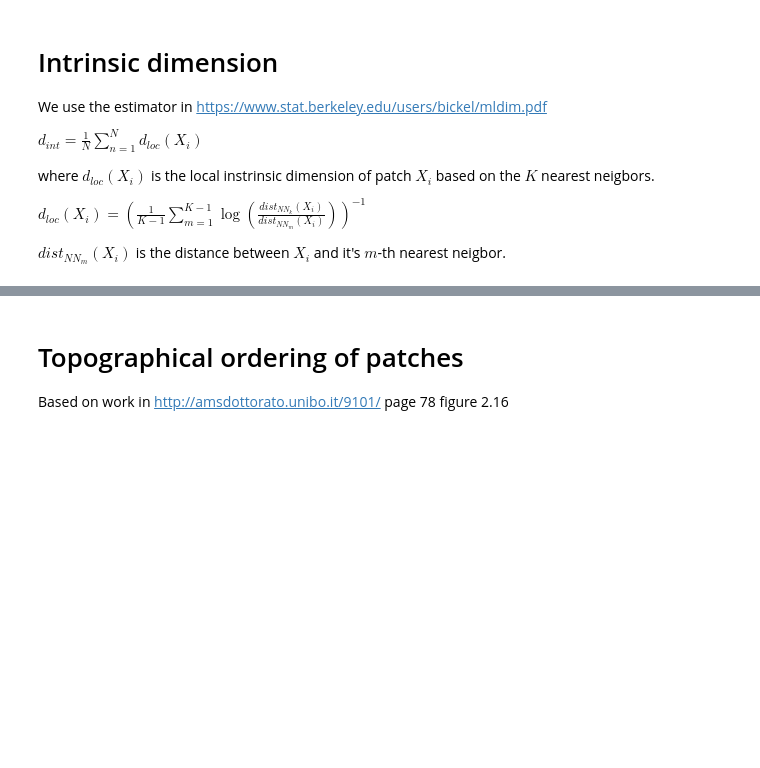
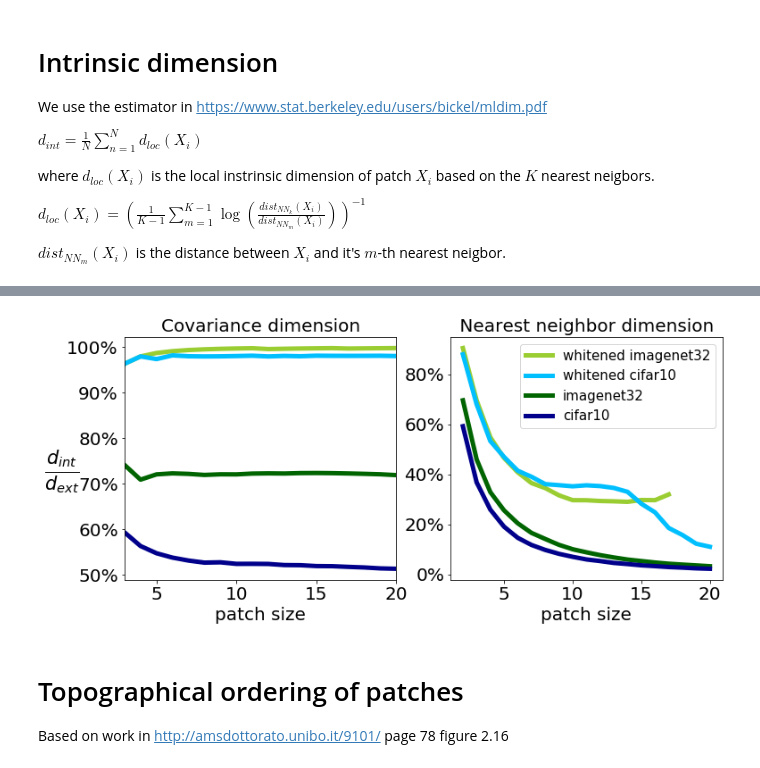
Before and after one commit to louity/patches, a Jupyter notebook: PatchesAnalysis.ipynb, the cells around one changed output, grey strips where cells are left out. Saved outputs shown, nothing was run; the diff lists cells and outputs as text; code cells hidden in the pictures; blank space fills up the shorter version.

```diff
--- a/PatchesAnalysis.ipynb
+++ b/PatchesAnalysis.ipynb
@@ -345,3 +364,77 @@ ax.legend(fontsize = 15)
+# %%
+fig, ax = plt.subplots(1,2, figsize=(12,5))
+# params
+max_id = 100
+raw_idx=0
+whitened_idx = 2
+linewidth = 5.
+thresh = 0.001
+colors = [ 'darkgreen', 'yellowgreen','darkblue', 'deepskyblue']
+patch_sizes = [2,3,4,5,6,7,8,9,10,11,12,13,14,15,16,17,18,19,20]
+whitening_regs = np.array([0.00001,0.0001,0.001,0.01,0.1,1.,10.])
+# computing intrinc dims
+cifar10_all_dims = np.array([ pa.cov_dimension(cifar10_eigvals[i], thresh) for i in range(len(patch_sizes))])
+imagenet32_all_dims = np.array([ pa.cov_dimension(imagenet32_eigvals[i], thresh) for i in range(len(patch_sizes))])
+
+#cifar10_all_dims_t_min = np.array([ pa.cov_dimension(cifar10_eigvals[i], 0.05) for i in range(len(patch_sizes))])
+#imagenet32_all_dims_t_min = np.array([ pa.cov_dimension(imagenet32_eigvals[i], 0.01) for i in range(len(patch_sizes))])
+
+#cifar10_all_dims_t_max = np.array([ pa.cov_dimension(cifar10_eigvals[i], 0.05) for i in range(len(patch_sizes))])
+#imagenet32_all_dims_t_max = np.array([ pa.cov_dimension(imagenet32_eigvals[i], 0.1) for i in range(len(patch_sizes))])
+
+
+# plot
+
+ax[0].plot(np.array(patch_sizes),imagenet32_all_dims[:,whitened_idx],linewidth = linewidth, color = colors[1],label = 'whitened ImageNet (32x32)',)
+ax[0].plot(np.array(patch_sizes),imagenet32_all_dims[:,raw_idx], linewidth = linewidth , color = colors[0], label = 'ImageNet (32x32)',)
+
+#ax[1].plot(np.array(patch_sizes),imagenet32_all_dims_t_min[:,whitened_idx],label = str(patch_sizes[i]), linewidth = linewidth, color = colors[1], linestyle='--' )
+#ax[1].plot(np.array(patch_sizes),imagenet32_all_dims_t_max[:,whitened_idx],label = str(patch_sizes[i]), linewidth = linewidth, color = colors[1], linestyle='-.')
+
+ax[0].plot(np.array(patch_sizes),cifar10_all_dims[:,whitened_idx], linewidth = linewidth, color = colors[3],label = 'whitened Cifar10',)
+ax[0].plot(np.array(patch_sizes),cifar10_all_dims[:,raw_idx],linewidth = linewidth , color = colors[2],label = 'Cifar10')
+
+format_ax(ax[0],xlabel='patch size', ylabel= '$\\frac{d_{int}}{d_{ext}}$', title = 'Covariance dimension', labelsize=20, x_ticks_format=None )
+#format_ax(ax[1],xlabel='patch size', ylabel= '', title = 'Whitened patches', labelsize=20, x_ticks_format=None)
+ax[0].set_xlim([3,20])
+#ax.set_ylim([0,1.])
+#ax[1].set_xlim([3,20])
+ax[0].yaxis.set_label_coords(-0.23, 0.42)
+ax[0].yaxis.set_label_coords(-0.23, 0.35)
+#ax.legend(bbox_to_anchor=(1.4, 1.),frameon=False)
+#ax[0].legend(fontsize = 15, bbox_to_anchor=(.10, .85))
+#fig, ax = plt.subplots(1,1, figsize=(6,5))
+# params
+max_id = 100
+raw_idx=0
+whitened_idx = 3
+linewidth = 5.
+thresh = 0.2
+K_max = 2000
+# plot
+#patch_sizes = []
+
+colors = [ 'darkgreen', 'yellowgreen','darkblue', 'deepskyblue']
+ext_dims = reg_imagnet32_int_dims_LS['patch_size']**2*3
+ax[1].plot(reg_imagnet32_int_dims_LS['patch_size'],reg_imagnet32_int_dims_LS['Idim']/ext_dims, label = 'whitened imagenet32', color = colors[1], linewidth = linewidth)
+
+ext_dims = reg_cifar10_int_dims_LS['patch_size']**2*3
+ax[1].plot(reg_cifar10_int_dims_LS['patch_size'],reg_cifar10_int_dims_LS['Idim']/ext_dims, label='whitened cifar10', color = colors[3], linewidth = linewidth)
+
+ext_dims = imagnet32_int_dims_LS['patch_size']**2*3
+ax[1].plot(imagnet32_int_dims_LS['patch_size'],imagnet32_int_dims_LS['Idim']/ext_dims, label = 'imagenet32', color = colors[0], linewidth = linewidth)
+
+ext_dims = cifar10_int_dims_LS['patch_size']**2*3
+ax[1].plot(cifar10_int_dims_LS['patch_size'],cifar10_int_dims_LS['Idim']/ext_dims, label='cifar10', color = colors[2], linewidth = linewidth)
+
+
+format_ax(ax[1],xlabel='patch size', ylabel= '', title = ' Nearest neighbor dimension ', labelsize=20)
+ax[1].yaxis.set_label_coords(-0.23, 0.35)
+#legend(handles, labels, bbox_to_anchor=(1.4, 1.),frameon=False)
+ax[1].legend(fontsize = 15)
+save('intrinsic_dims')
+# %% [output]
+[figure, added]
 # %% [markdown]
 # Topographical ordering of patches
 
```
Also changed, not shown: parts of 14 cells of this notebook, 10 other files.
